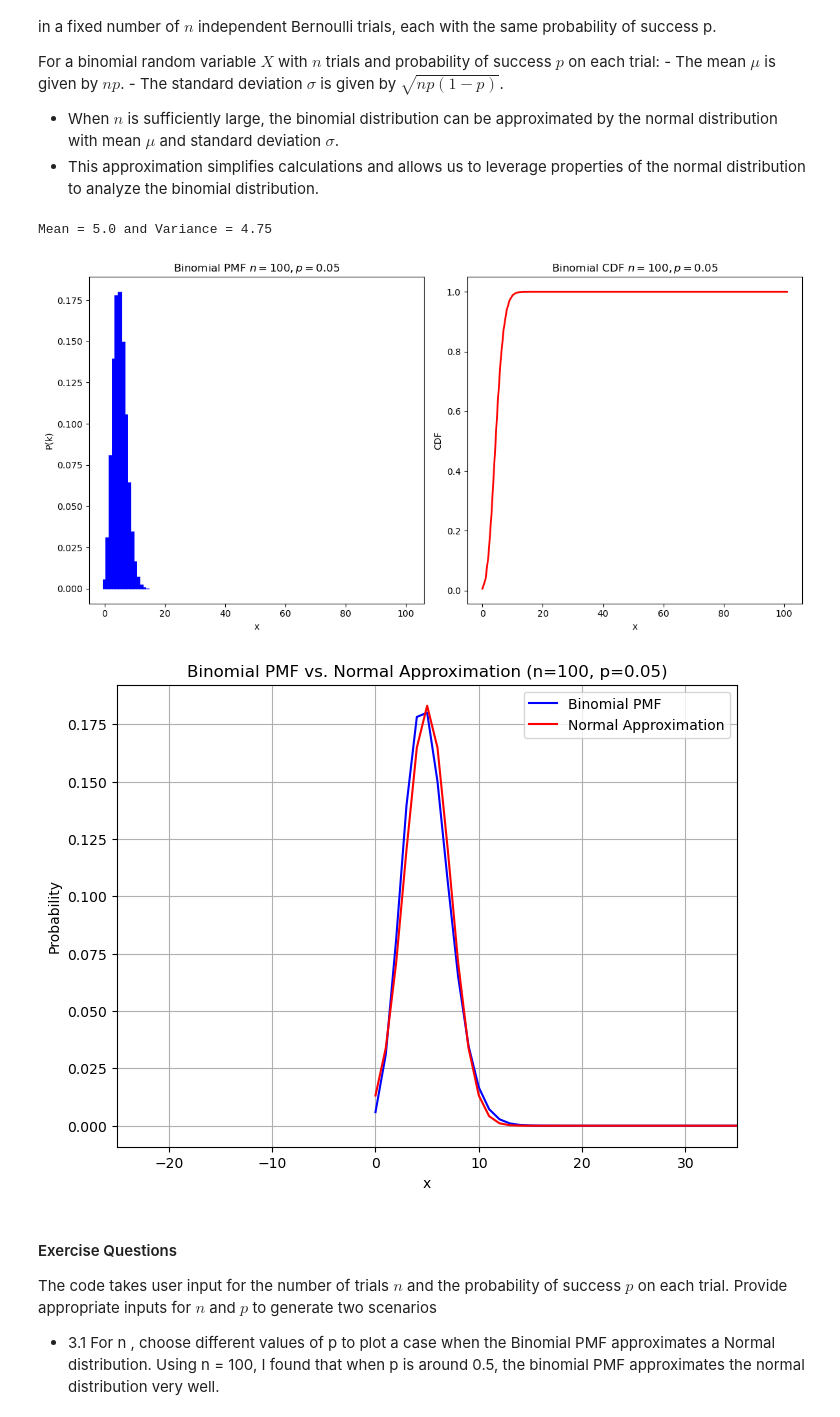
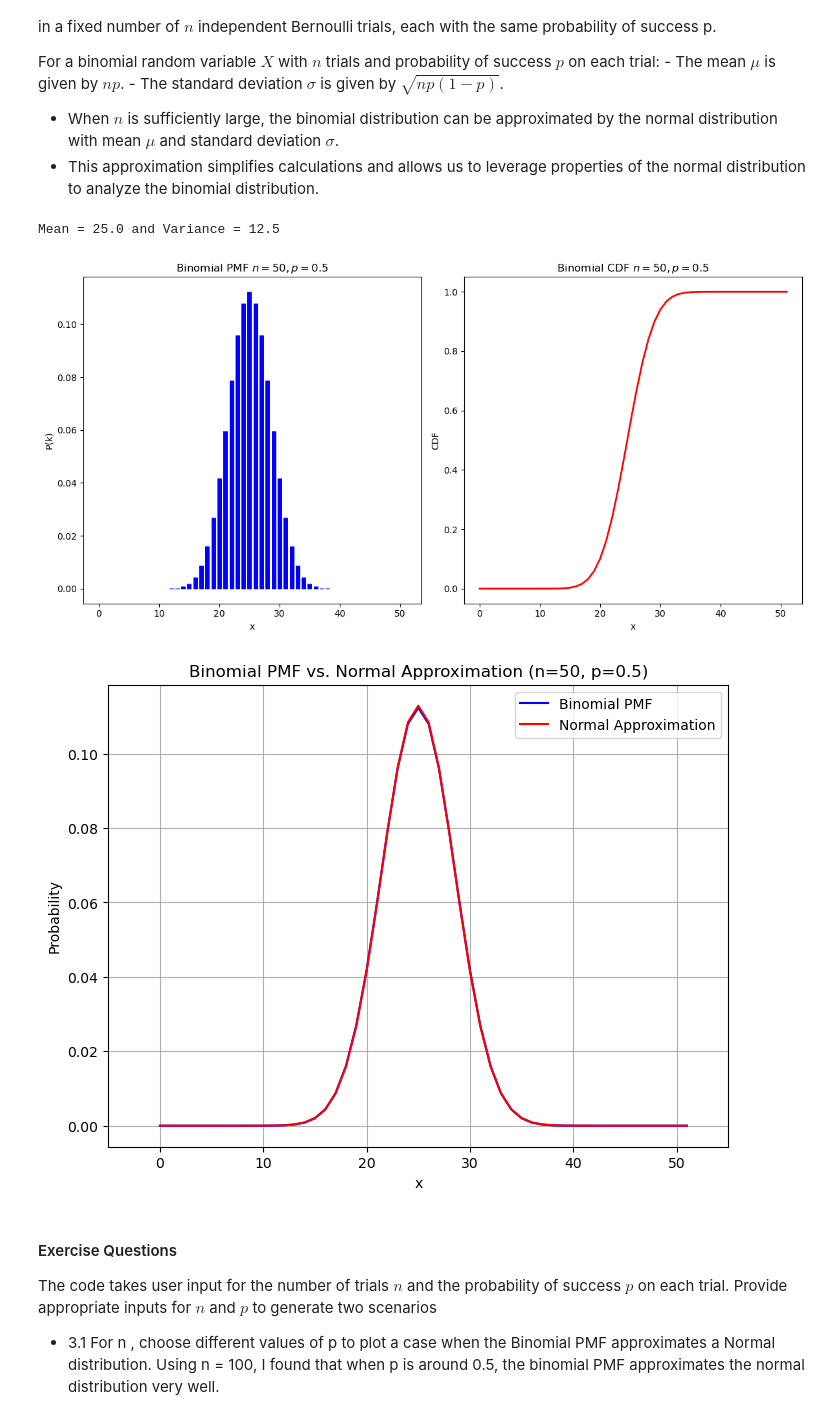
Before and after one commit to cpas0004/Monash2026, a Jupyter notebook: ECE4045/Labs/Lab 1/Lab 1_distributions Moodle_version-1_questions-Copy1.ipynb, the cells around one changed output. Saved outputs shown, nothing was run; the diff lists cells and outputs as text; code cells hidden in the pictures.

```diff
--- a/ECE4045/Labs/Lab 1/Lab 1_distributions Moodle_version-1_questions-Copy1.ipynb
+++ b/ECE4045/Labs/Lab 1/Lab 1_distributions Moodle_version-1_questions-Copy1.ipynb
@@ -204,9 +223,9 @@ import matplotlib.pyplot as plt
 
 # User input for n and p
 # n = int(input("Enter the number of trials (n): "))
-n = 100
+n = 50
 # p = float(input("Enter the probability of success on each trial (p): "))
-p = 0.05
+p = 0.5
 
 
 # Creating a Binomial random variable with n and p
@@ -228,36 +247,36 @@ ax1.set_title("Binomial PMF $n={}, p={}$".format(n, p))
 ax1.set_ylabel("P(k)")
 ax1.set_xlabel("x")
 
 # Plot CDF
 ax2.plot(x, binom_rv.cdf(x), 'r-', lw=2)
 ax2.set_title("Binomial CDF $n={}, p={}$".format(n, p))
 ax2.set_ylabel("CDF")
 ax2.set_xlabel("x")
 
 plt.tight_layout()
 plt.show()
 
 # Investigate the relationship between the binomial distribution and the normal approximation for large n
 
 mu = n * p
 sigma = np.sqrt(n * p * (1 - p))
 norm_approx = norm(mu, sigma)
 
     # Plot both distributions
 plt.figure(figsize=(8, 6))
 plt.plot(x, binom_rv.pmf(x), 'b', label='Binomial PMF')
 plt.plot(x, norm_approx.pdf(x), 'r', label='Normal Approximation')
 plt.xlim(mu-30, mu+30)  # Adjust the x-axis limits to display around mean
 plt.title("Binomial PMF vs. Normal Approximation (n={}, p={})".format(n, p))
 plt.xlabel("x")
 plt.ylabel("Probability")
 plt.legend()
 plt.grid(True)
 plt.show()
 # %% [output]
-Mean = 5.0 and Variance = 4.75
+Mean = 25.0 and Variance = 12.5
-[figure, old version]
+[figure, new version]
-[figure, old version]
+[figure, new version]
 # %% [markdown]
 #### Exercise Questions
 The code takes user input for the number of trials $ n $ and the probability of success $ p $ on each trial. Provide appropriate inputs for $ n $ and $ p $ to generate two scenarios
```
Also changed, not shown: parts of 7 cells of this notebook.
